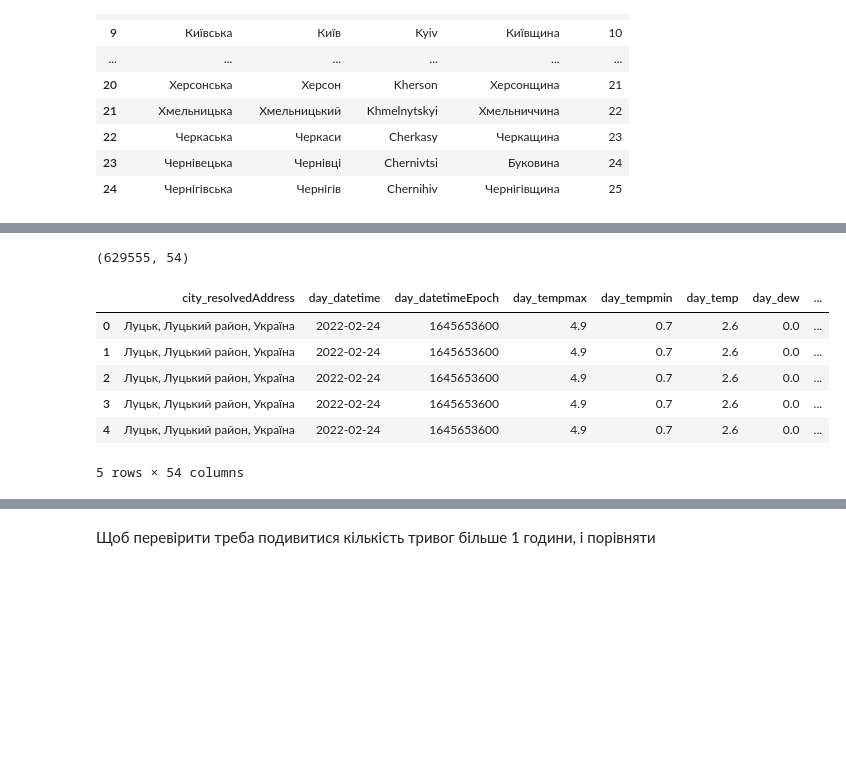
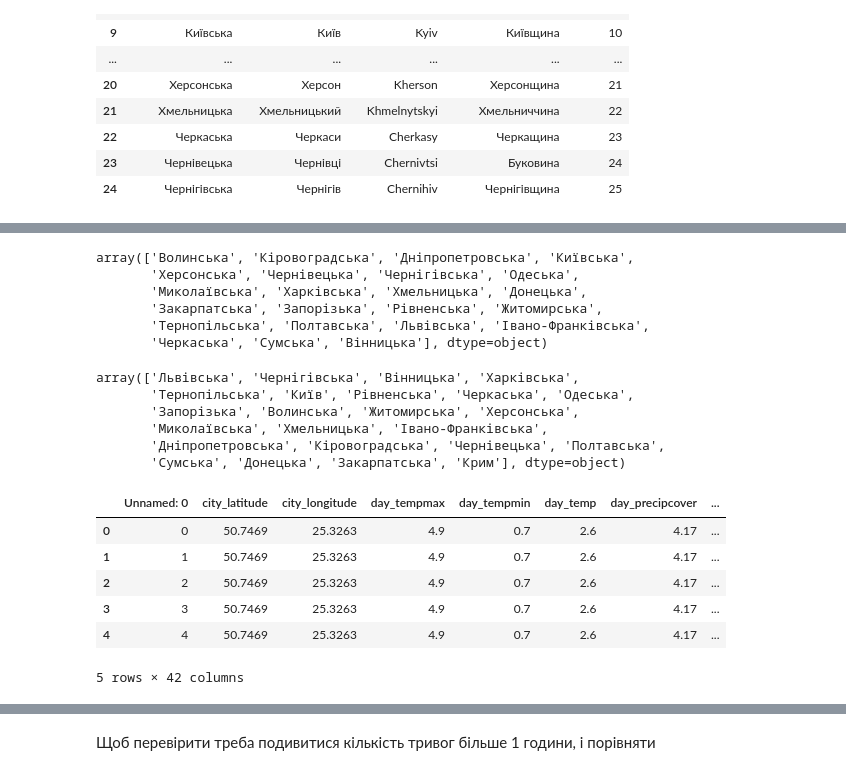
Before and after one commit to KonchakivskyiDanylo/PythonForDs, a Jupyter notebook: merge_datasets.ipynb, the cells around one changed output, grey strips where cells are left out. Saved outputs shown, nothing was run; the diff lists cells and outputs as text; code cells hidden in the pictures; blank space fills up the shorter version.

```diff
--- a/merge_datasets.ipynb
+++ b/merge_datasets.ipynb
@@ -307,5 +65,3 @@ for event in events_dict:
-# %%
-alarms = pd.DataFrame.from_dict(events_by_hour)
 # %%
 alarms
 # %% [output]
@@ -325,2 +80,0 @@ alarms
-# %%
-alarms["hourlevelepoch"] = alarms["hour_level_event_time"].apply(lambda x: int(x.timestamp()))
@@ -350,4 +81,4 @@ alarms.head(15)
 # %%
-alarms['region_city'] = alarms['region_city'].str.replace(' обл.', '', regex=False)
 mapping = dict(zip(regions['region'], regions['region_alt']))
 alarms['region_title'] = alarms['region_city'].map(mapping)
+alarms.drop("region_city", axis=1, inplace=True)
@@ -370,21 +85,35 @@ alarms
 # %%
 alarms_copy = alarms.copy().add_prefix("event_")
 # %%
-weather_copy = weather_reg.merge(alarms_copy,
-                                 how="left",
-                                 left_on=["region_alt", "hour_datetimeEpoch"],
-                                 right_on=["event_region_title", "event_hourlevelepoch"])
+weather_reg_alarms = weather_reg.merge(alarms_copy,
+                                       how="left",
+                                       left_on=["region", "datetime"],
+                                       right_on=["event_region_city", "event_hour_time"])
-# %%
-weather_copy.shape
-# %% [output]
-(629555, 54)
+# %%
+weather_reg["region"].unique()
+# %% [output]
+array(['Волинська', 'Кіровоградська', 'Дніпропетровська', 'Київська',
+       'Херсонська', 'Чернівецька', 'Чернігівська', 'Одеська',
+       'Миколаївська', 'Харківська', 'Хмельницька', 'Донецька',
+       'Закарпатська', 'Запорізька', 'Рівненська', 'Житомирська',
+       'Тернопільська', 'Полтавська', 'Львівська', 'Івано-Франківська',
+       'Черкаська', 'Сумська', 'Вінницька'], dtype=object)
+# %%
+alarms_copy["event_region_city"].unique()
+# %% [output]
+array(['Львівська', 'Чернігівська', 'Вінницька', 'Харківська',
+       'Тернопільська', 'Київ', 'Рівненська', 'Черкаська', 'Одеська',
+       'Запорізька', 'Волинська', 'Житомирська', 'Херсонська',
+       'Миколаївська', 'Хмельницька', 'Івано-Франківська',
+       'Дніпропетровська', 'Кіровоградська', 'Чернівецька', 'Полтавська',
+       'Сумська', 'Донецька', 'Закарпатська', 'Крим'], dtype=object)
 # %%
-weather_copy.head()
+weather_reg_alarms.head()
 # %% [output]
-|  | city_resolvedAddress | day_datetime | day_datetimeEpoch | day_tempmax | day_tempmin | day_temp | day_dew | ... |
-| 0 | Луцьк, Луцький район, Україна | 2022-02-24 | 1645653600 | 4.9 | 0.7 | 2.6 | 0.0 | ... |
-| 1 | Луцьк, Луцький район, Україна | 2022-02-24 | 1645653600 | 4.9 | 0.7 | 2.6 | 0.0 | ... |
-| 2 | Луцьк, Луцький район, Україна | 2022-02-24 | 1645653600 | 4.9 | 0.7 | 2.6 | 0.0 | ... |
-| 3 | Луцьк, Луцький район, Україна | 2022-02-24 | 1645653600 | 4.9 | 0.7 | 2.6 | 0.0 | ... |
-| 4 | Луцьк, Луцький район, Україна | 2022-02-24 | 1645653600 | 4.9 | 0.7 | 2.6 | 0.0 | ... |
+|  | Unnamed: 0 | city_latitude | city_longitude | day_tempmax | day_tempmin | day_temp | day_precipcover | ... |
+| 0 | 0 | 50.7469 | 25.3263 | 4.9 | 0.7 | 2.6 | 4.17 | ... |
+| 1 | 1 | 50.7469 | 25.3263 | 4.9 | 0.7 | 2.6 | 4.17 | ... |
+| 2 | 2 | 50.7469 | 25.3263 | 4.9 | 0.7 | 2.6 | 4.17 | ... |
+| 3 | 3 | 50.7469 | 25.3263 | 4.9 | 0.7 | 2.6 | 4.17 | ... |
+| 4 | 4 | 50.7469 | 25.3263 | 4.9 | 0.7 | 2.6 | 4.17 | ... |
-5 rows × 54 columns
+5 rows × 42 columns
```
Also changed, not shown: parts of 57 cells of this notebook.
